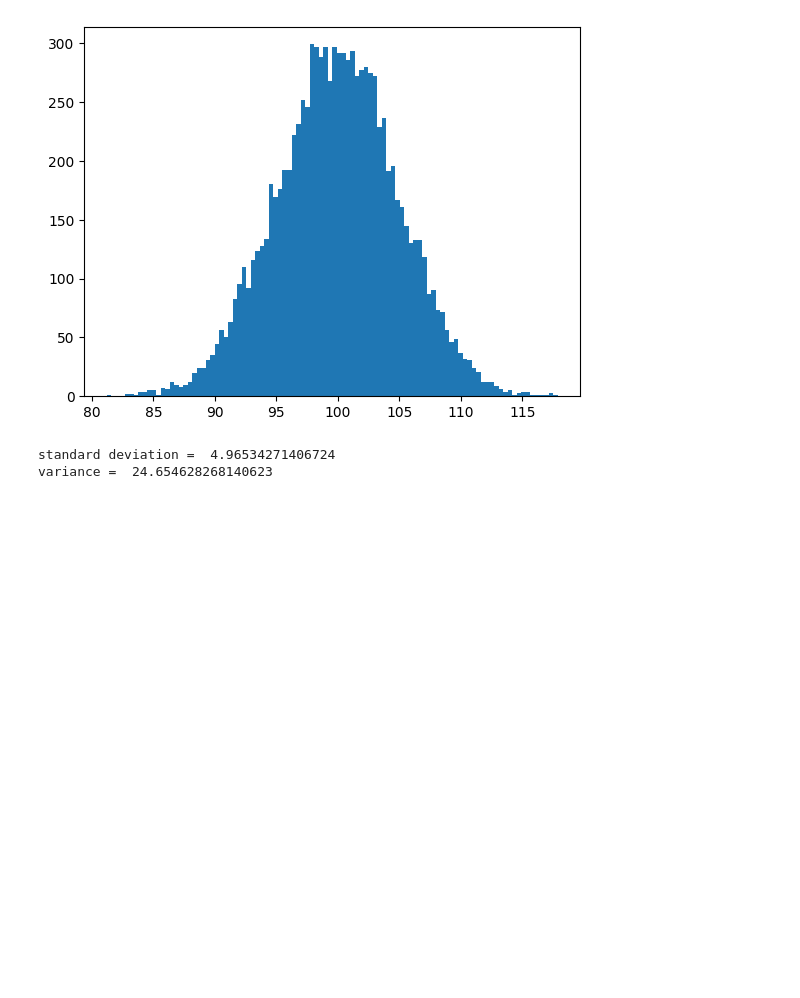
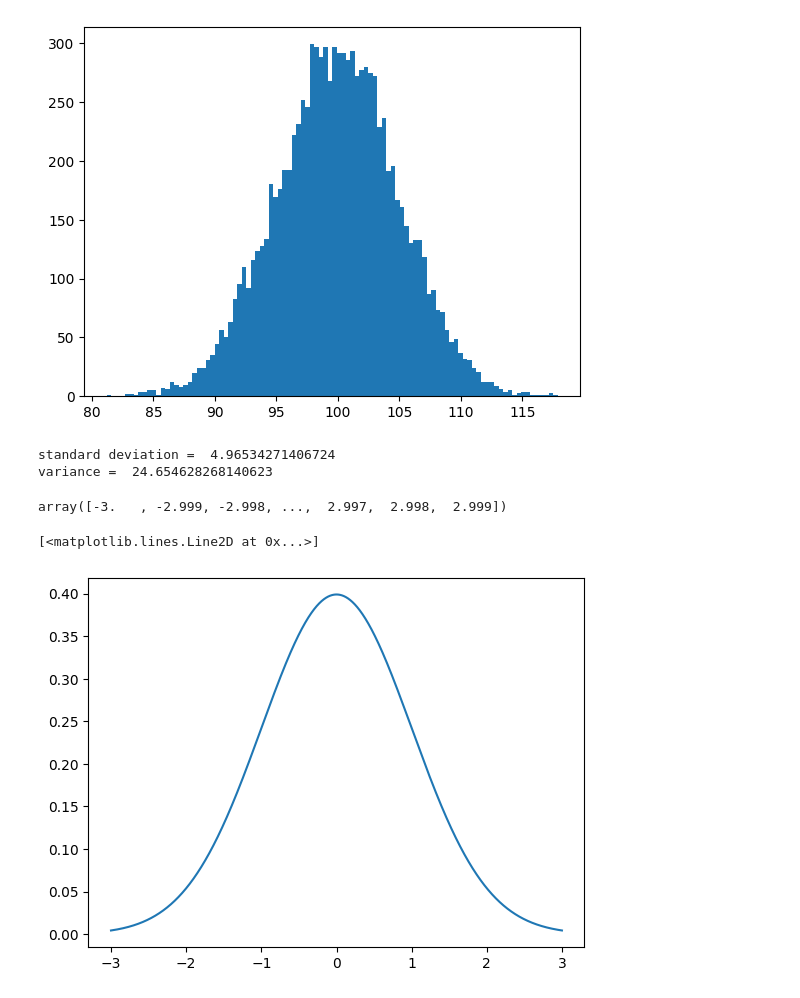
Before and after one commit to SoumyaBhaiya/my-practice, a Jupyter notebook: model2.ipynb, the cells around one changed output. Saved outputs shown, nothing was run; the diff lists cells and outputs as text; code cells hidden in the pictures; blank space fills up the shorter version.

```diff
--- a/model2.ipynb
+++ b/model2.ipynb
@@ -93,0 +96,11 @@ variance =  24.654628268140623
+# %%
+x = np.arange(-3, 3, 0.001)
+# %%
+x
+# %% [output]
+array([-3.   , -2.999, -2.998, ...,  2.997,  2.998,  2.999])
+# %%
+plt.plot(x, norm.pdf(x))
+# %% [output]
+[<matplotlib.lines.Line2D at 0x...>]
+[figure, added]
```
Also changed, not shown: parts of 11 cells of this notebook.
